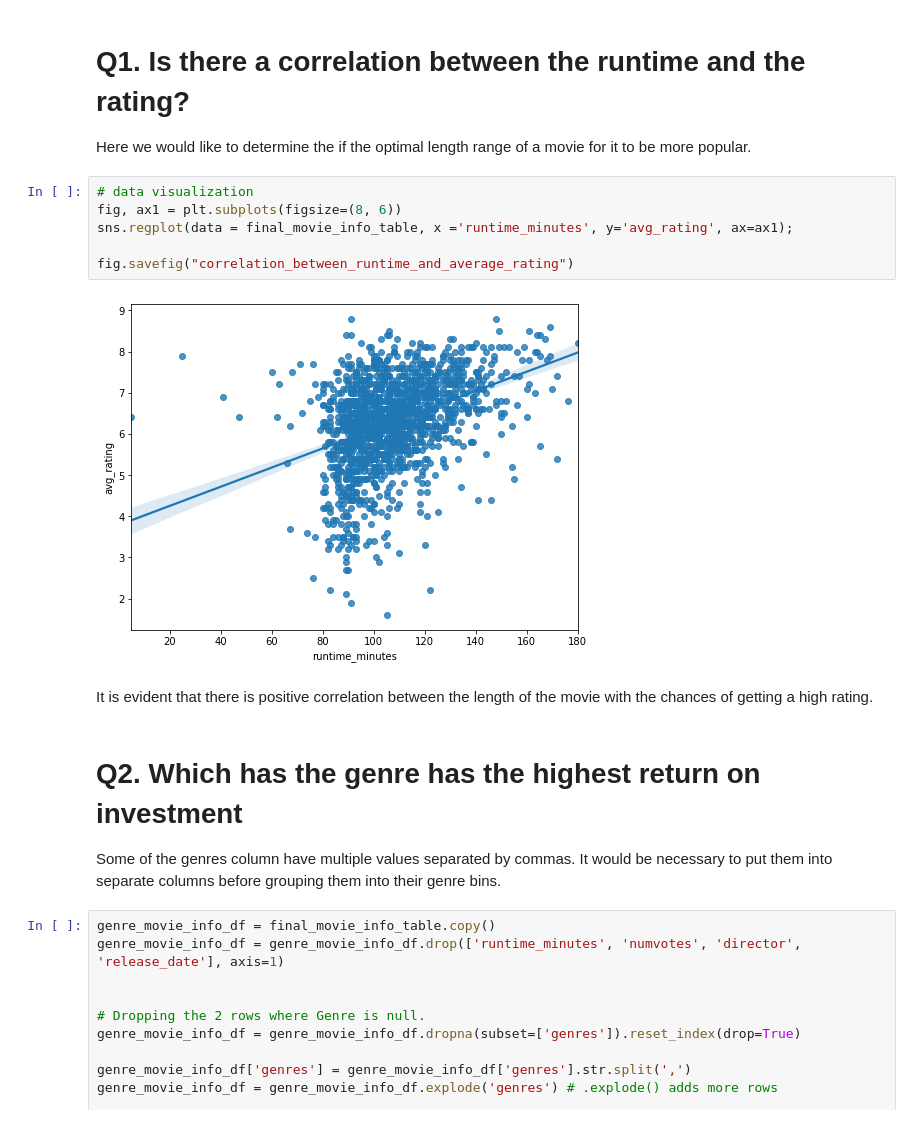
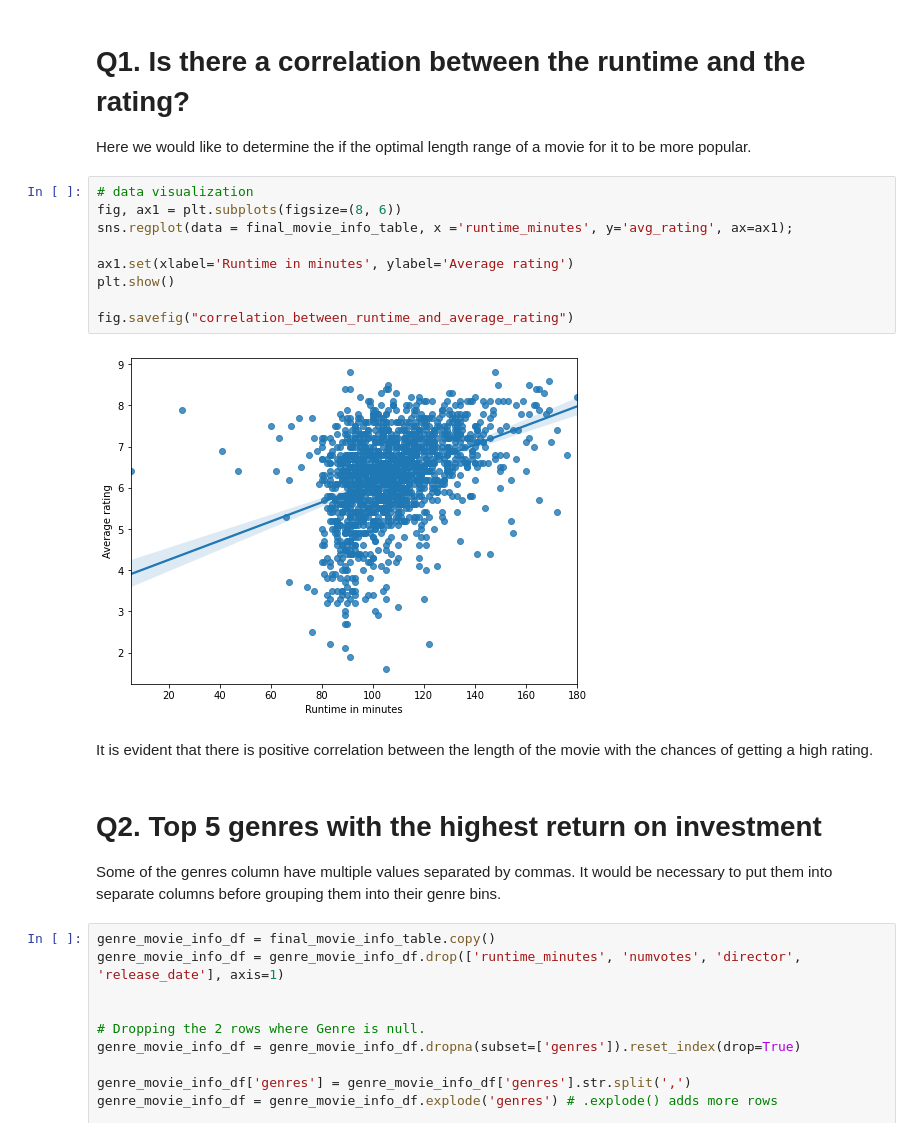
Before and after one commit to kafura0/Microsoft1_Film_Studio_Analysis, a Jupyter notebook: index.ipynb, the cells around one changed output. Drawn from its saved outputs; the diff is of its cells as text.

```diff
--- a/index.ipynb
+++ b/index.ipynb
@@ -812,15 +851,18 @@ Here we would like to determine the if the optimal length range of a movie for i
 # %%
 # data visualization
 fig, ax1 = plt.subplots(figsize=(8, 6))
 sns.regplot(data = final_movie_info_table, x ='runtime_minutes', y='avg_rating', ax=ax1);
 
+ax1.set(xlabel='Runtime in minutes', ylabel='Average rating')
+plt.show()
+
 fig.savefig("correlation_between_runtime_and_average_rating")
 # %% [output]
-[figure, old version]
+[figure, new version]
 # %% [markdown]
 It is evident that there is positive correlation between the length of the movie with the chances of getting a high rating.
 # %% [markdown]
-# Q2. Which has the genre has the highest return on investment
+# Q2. Top 5 genres with the highest return on investment
 Some of the genres column have multiple values separated by commas. It would be necessary to put them into separate columns before grouping them into their genre bins.
 # %%
 genre_movie_info_df = final_movie_info_table.copy()
```
Also changed, not shown: parts of 33 cells of this notebook, 4 other files.
